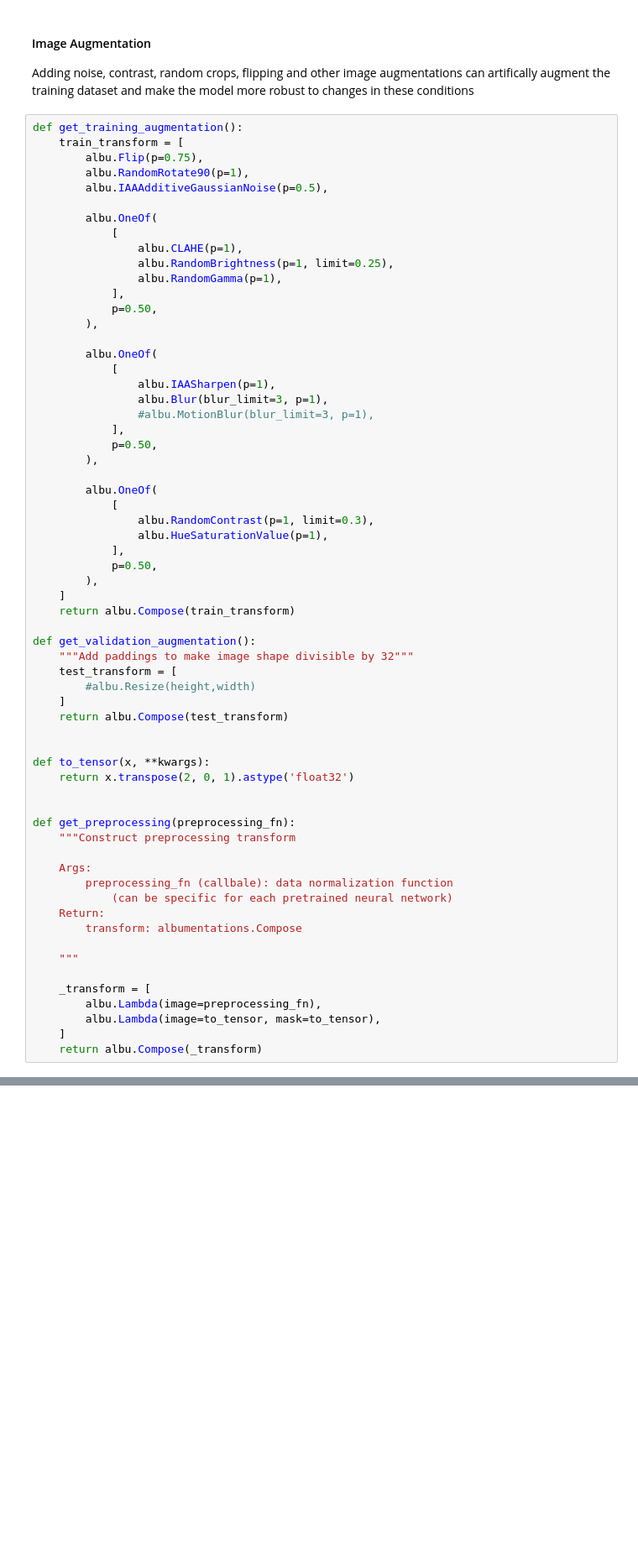
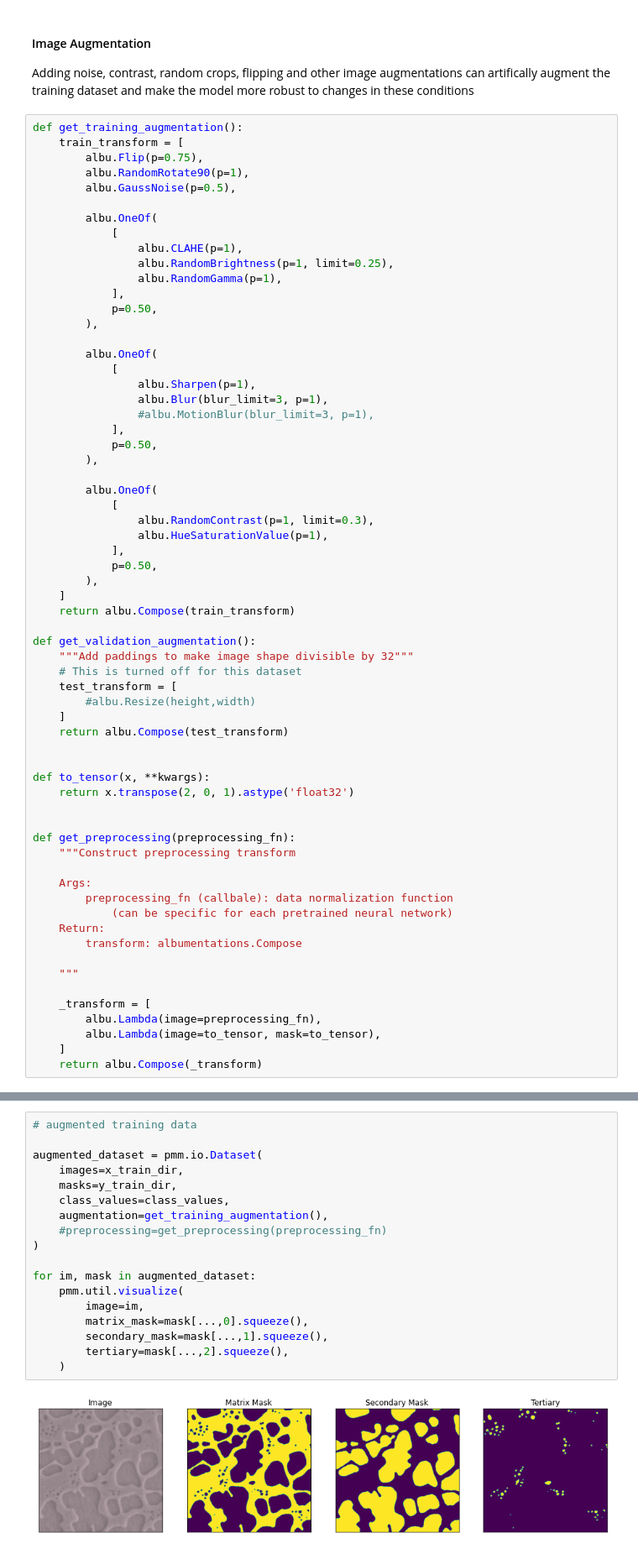
Before and after one commit to nasa/pretrained-microscopy-models, a Jupyter notebook: examples/multiclass_segmentation_example.ipynb, the cells around one changed output, grey strips where cells are left out. Shown at 84% size. Saved outputs shown, nothing was run; the diff lists cells and outputs as text; blank space fills up the shorter version.

```diff
--- a/examples/multiclass_segmentation_example.ipynb
+++ b/examples/multiclass_segmentation_example.ipynb
@@ -33,7 +59,7 @@ def get_training_augmentation():
     train_transform = [
         albu.Flip(p=0.75),
         albu.RandomRotate90(p=1),
-        albu.IAAAdditiveGaussianNoise(p=0.5),
+        albu.GaussNoise(p=0.5),
 
         albu.OneOf(
             [
@@ -46,7 +72,7 @@ def get_training_augmentation():
 
         albu.OneOf(
             [
-                albu.IAASharpen(p=1),
+                albu.Sharpen(p=1),
                 albu.Blur(blur_limit=3, p=1),
                 #albu.MotionBlur(blur_limit=3, p=1),
             ],
@@ -65,6 +91,7 @@ def get_training_augmentation():
 
 def get_validation_augmentation():
     """Add paddings to make image shape divisible by 32"""
+    # This is turned off for this dataset
     test_transform = [
         #albu.Resize(height,width)
     ]
@@ -104,0 +180,20 @@ Downloading: "https://nasa-public-data.s3.amazonaws.com/microscopy_segmentation_
+# %%
+# augmented training data
+
+augmented_dataset = pmm.io.Dataset(
+    images=x_train_dir,
+    masks=y_train_dir,
+    class_values=class_values,
+    augmentation=get_training_augmentation(),
+    #preprocessing=get_preprocessing(preprocessing_fn)
+)
+
+for im, mask in augmented_dataset:
+    pmm.util.visualize(
+        image=im,
+        matrix_mask=mask[...,0].squeeze(),
+        secondary_mask=mask[...,1].squeeze(),
+        tertiary=mask[...,2].squeeze(),
+    )
+# %% [output]
+[figure, added]
```
Also changed, not shown: parts of 22 cells of this notebook, 7 other files.
